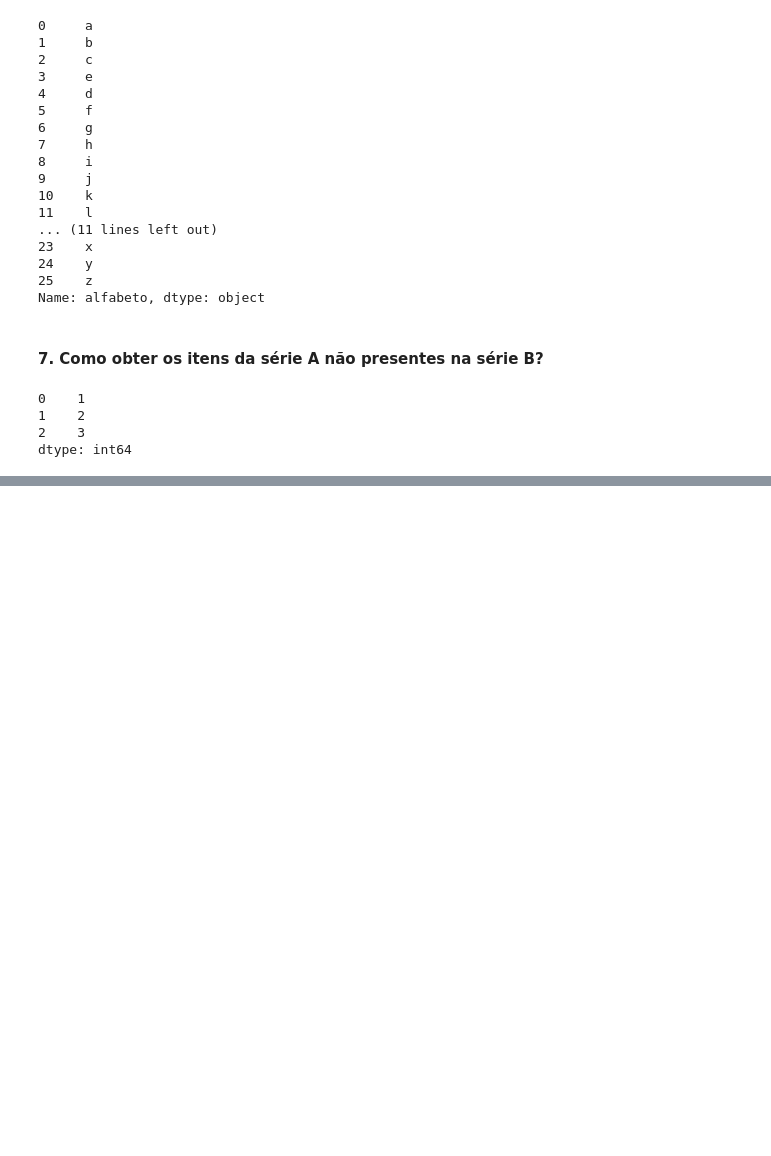
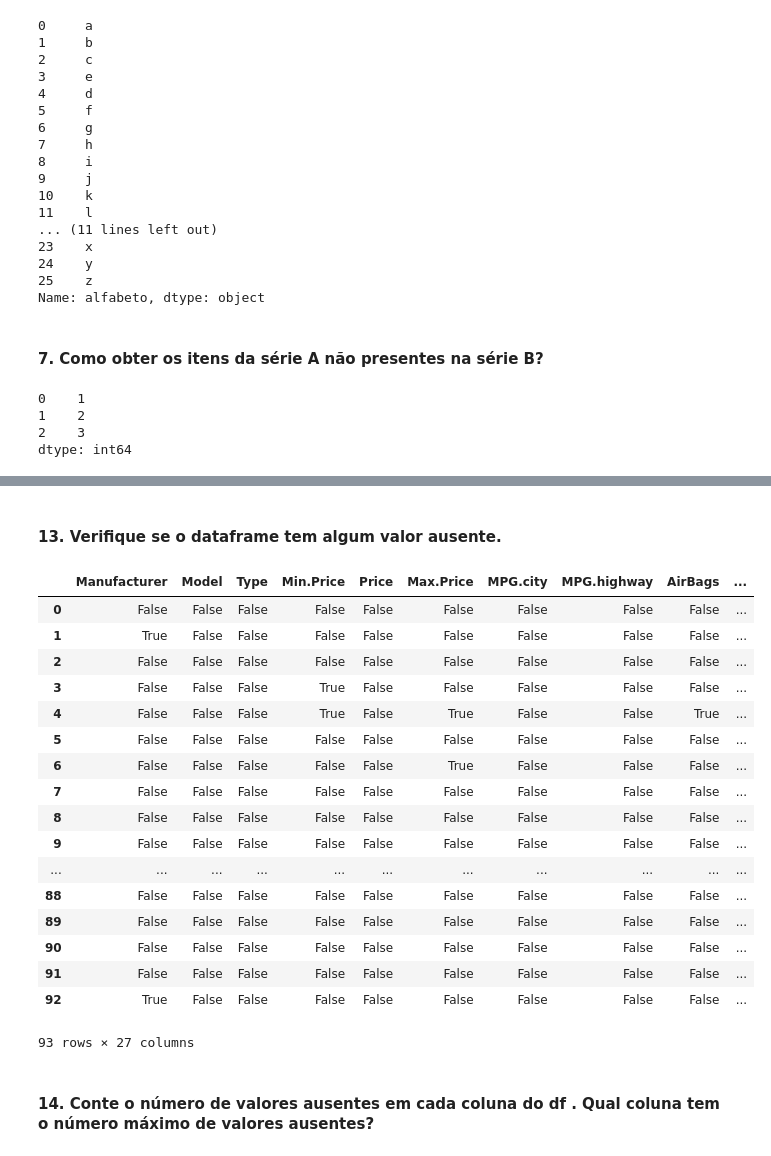
Before and after one commit to Hermirio/Estatistica, a Jupyter notebook: Exercicios/Exercicio_de_sala/Exercicio03.ipynb, the cells around one changed output, grey strips where cells are left out. Drawn from its saved outputs; the diff is of its cells as text; code cells hidden in the pictures; blank space fills up the shorter version.

```diff
--- a/Exercicios/Exercicio_de_sala/Exercicio03.ipynb
+++ b/Exercicios/Exercicio_de_sala/Exercicio03.ipynb
@@ -179,0 +284,26 @@ dtype: int64
+# %% [markdown]
+#### 13. Verifique se o dataframe tem algum valor ausente.
+# %%
+df = pd.read_csv('https://raw.githubusercontent.com/selva86/datasets/master/Cars93_miss.csv')
+df.isnull()
+# %% [output]
+|  | Manufacturer | Model | Type | Min.Price | Price | Max.Price | MPG.city | MPG.highway | AirBags | ... |
+| 0 | False | False | False | False | False | False | False | False | False | ... |
+| 1 | True | False | False | False | False | False | False | False | False | ... |
+| 2 | False | False | False | False | False | False | False | False | False | ... |
+| 3 | False | False | False | True | False | False | False | False | False | ... |
+| 4 | False | False | False | True | False | True | False | False | True | ... |
+| 5 | False | False | False | False | False | False | False | False | False | ... |
+| 6 | False | False | False | False | False | True | False | False | False | ... |
+| 7 | False | False | False | False | False | False | False | False | False | ... |
+| 8 | False | False | False | False | False | False | False | False | False | ... |
+| 9 | False | False | False | False | False | False | False | False | False | ... |
+| ... | ... | ... | ... | ... | ... | ... | ... | ... | ... | ... |
+| 88 | False | False | False | False | False | False | False | False | False | ... |
+| 89 | False | False | False | False | False | False | False | False | False | ... |
+| 90 | False | False | False | False | False | False | False | False | False | ... |
+| 91 | False | False | False | False | False | False | False | False | False | ... |
+| 92 | True | False | False | False | False | False | False | False | False | ... |
+93 rows × 27 columns
+# %% [markdown]
+#### 14. Conte o número de valores ausentes em cada coluna do df . Qual coluna tem o número máximo de valores ausentes?
```
Also changed, not shown: parts of 34 cells of this notebook, 3 other files.
